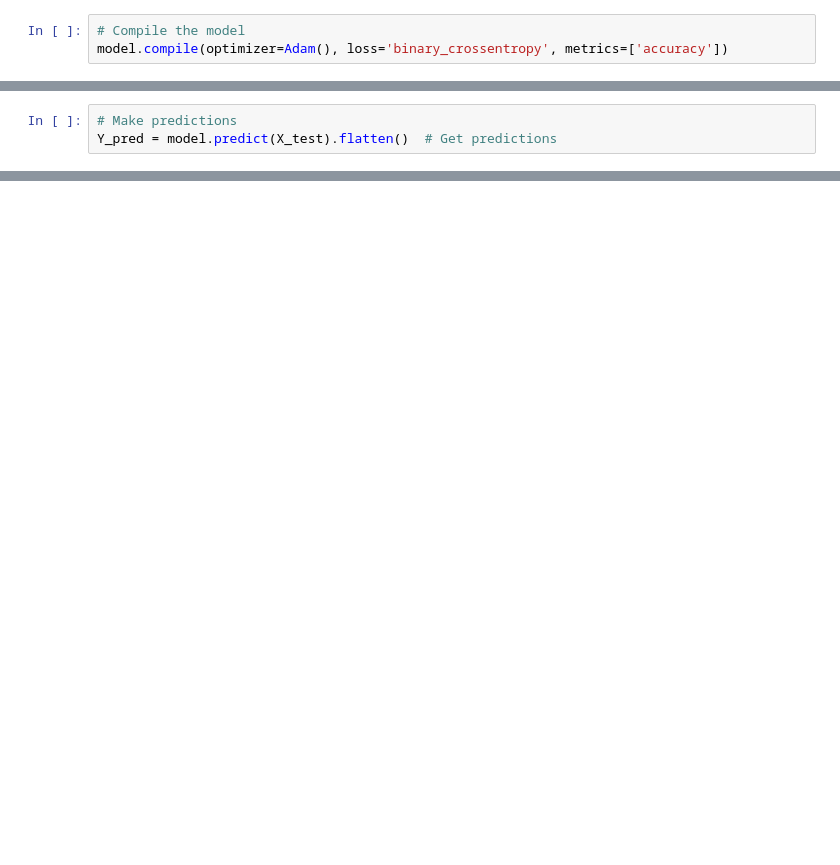
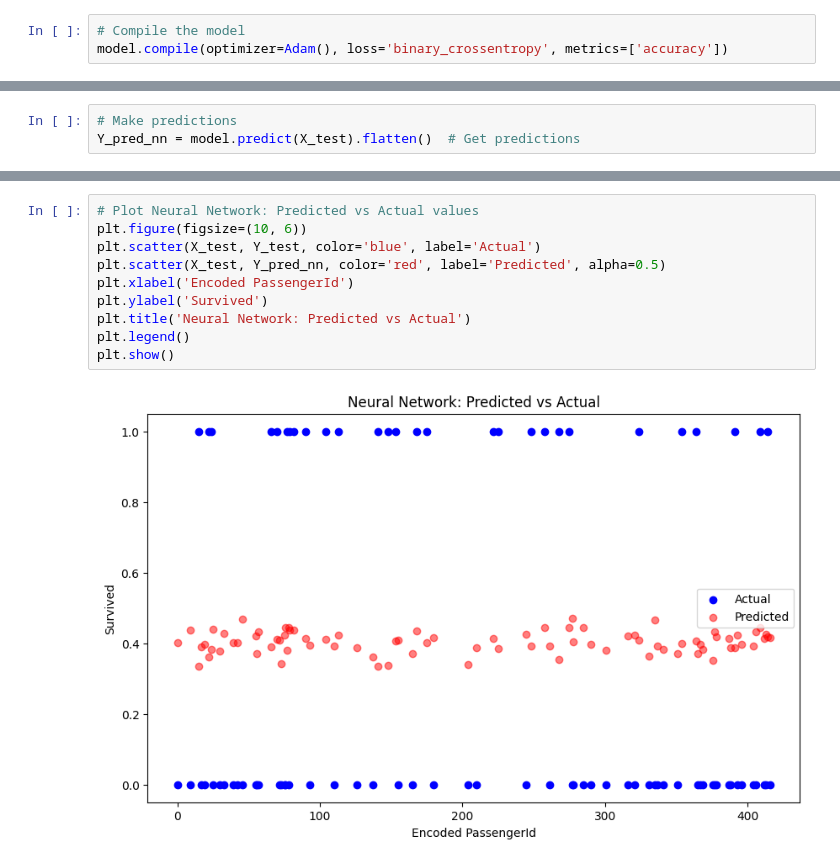
Before and after one commit to rahulsamant37/Daily-Task, a Jupyter notebook: Kaggle/day01.ipynb, the cells around one changed output, grey strips where cells are left out. Drawn from its saved outputs; the diff is of its cells as text; blank space fills up the shorter version.

```diff
--- a/Kaggle/day01.ipynb
+++ b/Kaggle/day01.ipynb
@@ -294,4 +312,4 @@ Epoch 10/10
 # %%
 # Make predictions
-Y_pred = model.predict(X_test).flatten()  # Get predictions
+Y_pred_nn = model.predict(X_test).flatten()  # Get predictions
 # %% [output]
@@ -336,0 +359,12 @@ weighted avg       0.40      0.63      0.49       418
+# %%
+# Plot Neural Network: Predicted vs Actual values
+plt.figure(figsize=(10, 6))
+plt.scatter(X_test, Y_test, color='blue', label='Actual')
+plt.scatter(X_test, Y_pred_nn, color='red', label='Predicted', alpha=0.5)
+plt.xlabel('Encoded PassengerId')
+plt.ylabel('Survived')
+plt.title('Neural Network: Predicted vs Actual')
+plt.legend()
+plt.show()
+# %% [output]
+[figure, added]
```
Also changed, not shown: parts of 65 cells of this notebook.
